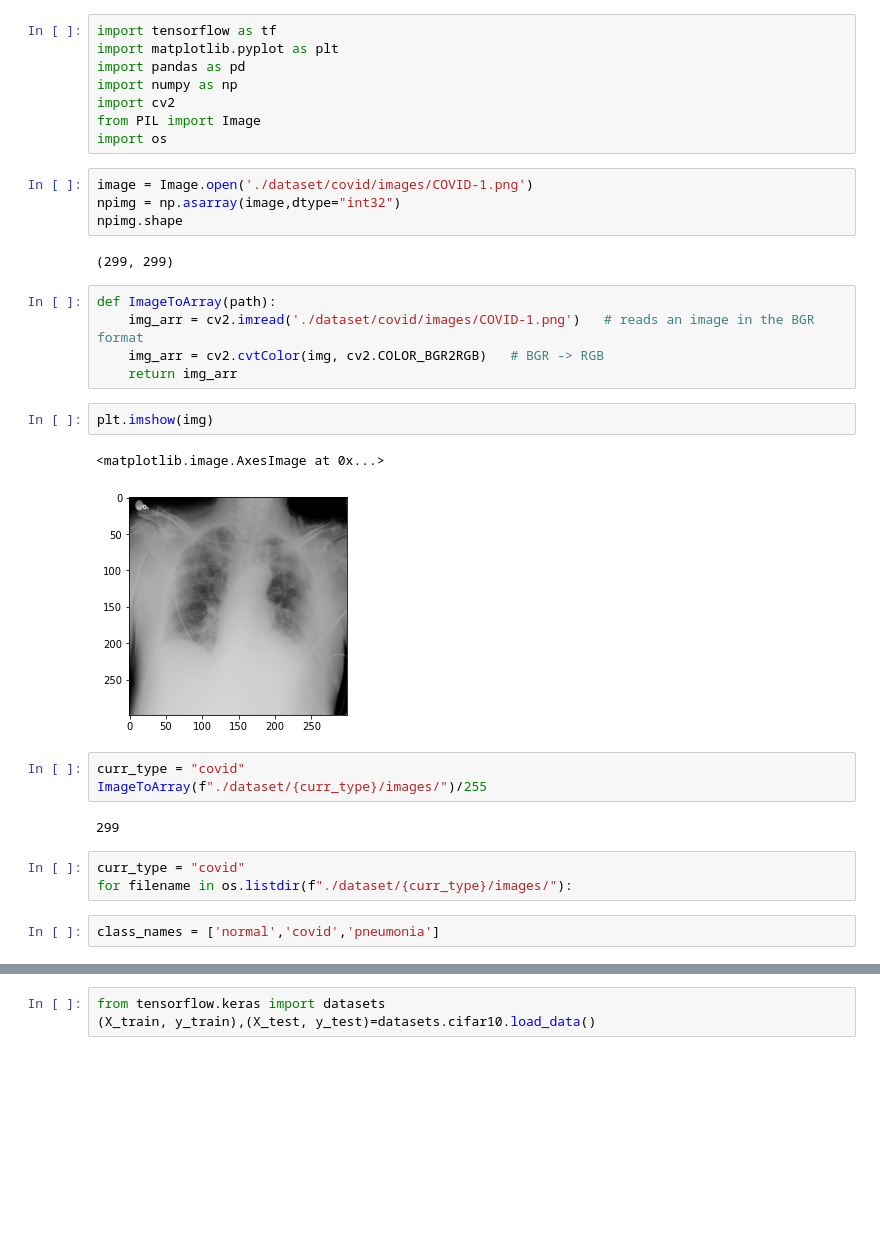
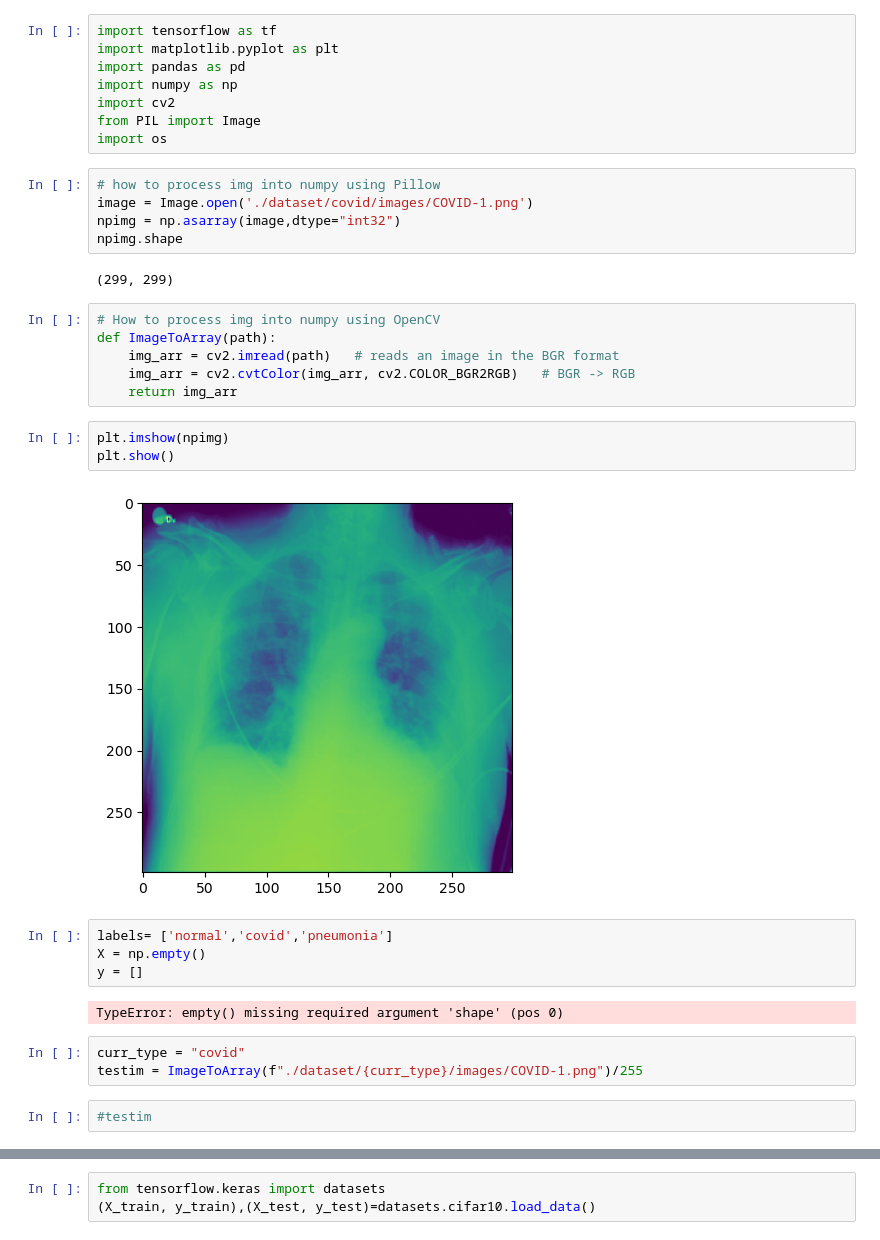
Before and after one commit to noahvendrig/covid-xray-classifier, a Jupyter notebook: multi_classifier.ipynb, the cells around one changed output, grey strips where cells are left out. Saved outputs shown, nothing was run; the diff lists cells and outputs as text; blank space fills up the shorter version.

```diff
--- a/multi_classifier.ipynb
+++ b/multi_classifier.ipynb
@@ -7,28 +7,31 @@ import cv2
 from PIL import Image
 import os
 # %%
+# how to process img into numpy using Pillow
 image = Image.open('./dataset/covid/images/COVID-1.png')
 npimg = np.asarray(image,dtype="int32")
 npimg.shape
 # %% [output]
 (299, 299)
 # %%
+# How to process img into numpy using OpenCV
 def ImageToArray(path):
-    img_arr = cv2.imread('./dataset/covid/images/COVID-1.png')   # reads an image in the BGR format
-    img_arr = cv2.cvtColor(img, cv2.COLOR_BGR2RGB)   # BGR -> RGB
+    img_arr = cv2.imread(path)   # reads an image in the BGR format
+    img_arr = cv2.cvtColor(img_arr, cv2.COLOR_BGR2RGB)   # BGR -> RGB
     return img_arr
 # %%
-plt.imshow(img)
+plt.imshow(npimg)
+plt.show()
 # %% [output]
-<matplotlib.image.AxesImage at 0x...>
-[figure, old version]
+[figure, new version]
+# %%
+labels= ['normal','covid','pneumonia']
+X = np.empty()
+y = []
+# %% [output]
+TypeError: empty() missing required argument 'shape' (pos 0)
 # %%
 curr_type = "covid"
-ImageToArray(f"./dataset/{curr_type}/images/")/255
+testim = ImageToArray(f"./dataset/{curr_type}/images/COVID-1.png")/255
-# %% [output]
-299
-# %%
-curr_type = "covid"
-for filename in os.listdir(f"./dataset/{curr_type}/images/"):
-# %%
-class_names = ['normal','covid','pneumonia']
+# %%
+#testim
```
Also changed, not shown: parts of 7 cells of this notebook.
